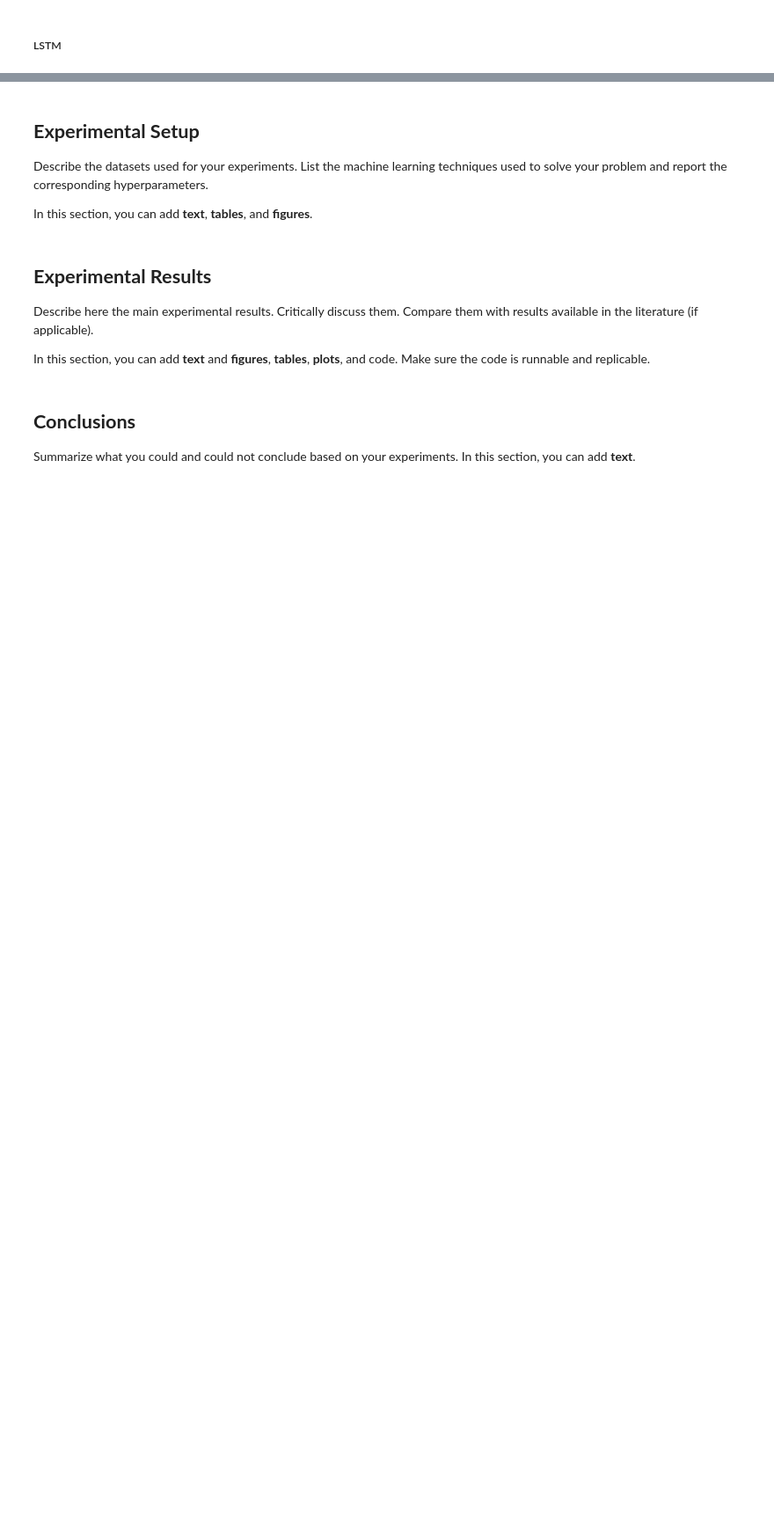
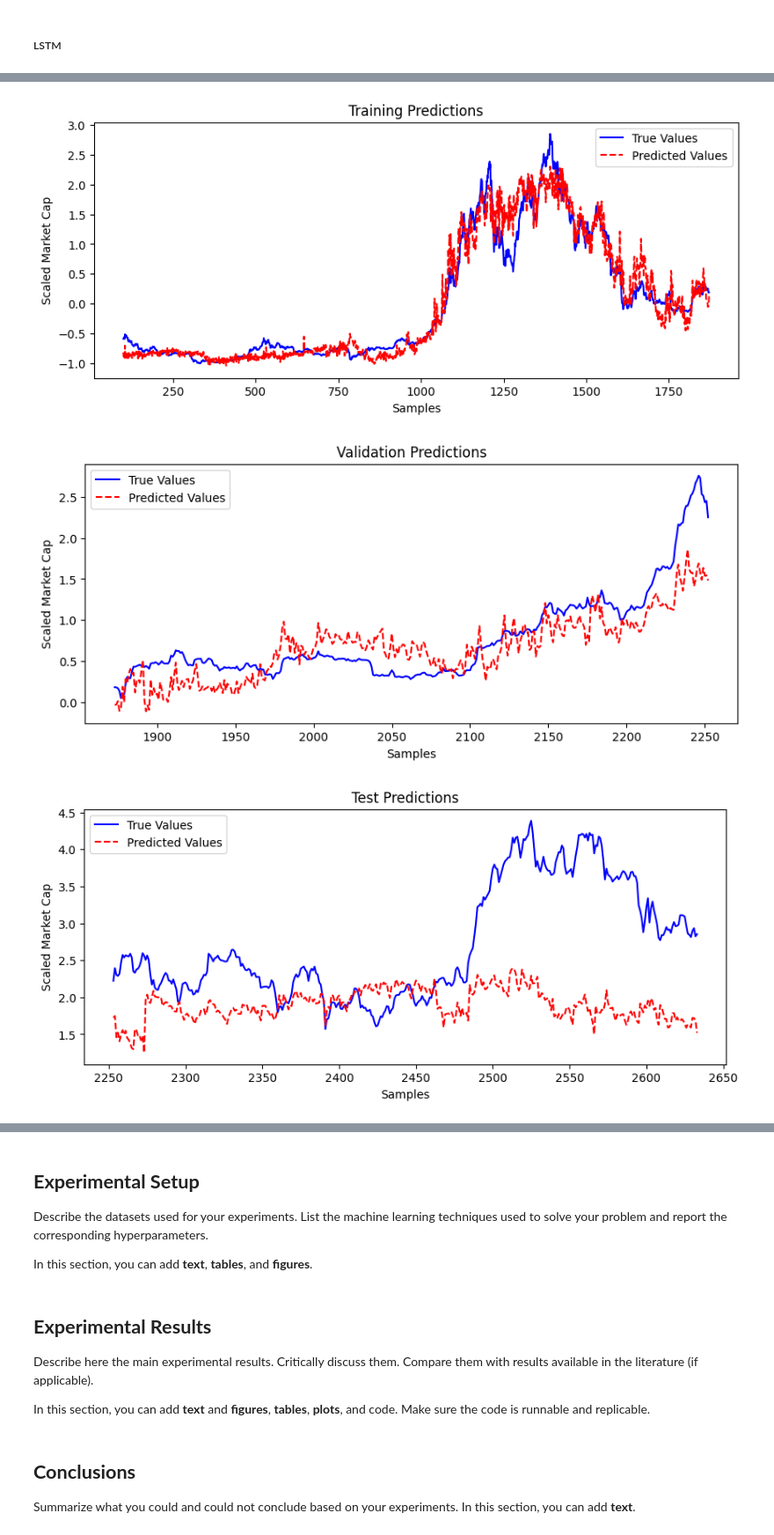
Before and after one commit to KhalilGarali/Crypto-MarketCap-Forecast-Based-On-SP500, a Jupyter notebook: main.ipynb, the cells around one changed output, grey strips where cells are left out. Shown at 88% size. Cells and saved outputs as stored; diff of their text form; code cells hidden in the pictures; blank space fills up the shorter version.

```diff
--- a/main.ipynb
+++ b/main.ipynb
@@ -1100,0 +1353,63 @@ Let us now test RNN models such that LSTMs and GRUs.
+# %%
+# Hyperparameters
+input_size = X_train.shape[1]  # Number of features
+d_model = 64                   # Transformer embedding dimension
+nhead = 4                      # Number of attention heads
+num_encoder_layers = 2         # Number of transformer encoder layers
+dim_feedforward = 128          # Feedforward network dimension
+dropout = 0.2                  # Dropout rate
+output_size = 1                # Output dimension
+lr = 0.0001                    # Lower learning rate for Transformer
+epochs = 250                   # Number of training epochs
+
+# Initialize Transformer model
+transformer_model = TransformerModel(
+    input_size=input_size,
+    d_model=d_model,
+    nhead=nhead,
+    num_encoder_layers=num_encoder_layers,
+    dim_feedforward=dim_feedforward,
+    dropout=dropout,
+    output_size=output_size
+)
+criterion = nn.MSELoss()
+optimizer = optim.Adam(transformer_model.parameters(), lr=lr)
+
+# Prepare data - Add sequence dimension (batch, seq_len=1, features)
+X_train_tensor = torch.tensor(X_train, dtype=torch.float32).unsqueeze(1)
+y_train_tensor = torch.tensor(y_train, dtype=torch.float32)
+X_val_tensor = torch.tensor(X_val, dtype=torch.float32).unsqueeze(1)
+y_val_tensor = torch.tensor(y_val, dtype=torch.float32)
+X_test_tensor = torch.tensor(X_test, dtype=torch.float32).unsqueeze(1)
+y_test_tensor = torch.tensor(y_test, dtype=torch.float32)
+
+# Train the model
+train_losses, val_losses = train_model(
+    transformer_model, criterion, optimizer,
+    X_train_tensor, y_train_tensor,
+    X_val_tensor, y_val_tensor,
+    epochs, print_every=50
+)
+
+# Evaluate the model
+transformer_model.eval()
+with torch.no_grad():
+    train_pred = transformer_model(X_train_tensor)
+    val_pred = transformer_model(X_val_tensor)
+    test_pred = transformer_model(X_test_tensor)
+
+    train_metrics = evaluate_model(y_train_tensor.numpy(), train_pred)
+    val_metrics = evaluate_model(y_val_tensor.numpy(), val_pred)
+    test_metrics = evaluate_model(y_test_tensor.numpy(), test_pred)
+
+# Print metric results
+print_evaluation_metric_results(train_metrics, "Training")
+print_evaluation_metric_results(val_metrics, "Validation")
+print_evaluation_metric_results(test_metrics, "Test")
+
+# Plot predictions and loss curves
+plot_predictions(y_train, train_pred.squeeze().numpy(), TRAIN_INDICES, "Training Predictions")
+plot_predictions(y_val, val_pred.squeeze().numpy(), VAL_INDICES, "Validation Predictions")
+plot_predictions(y_test, test_pred.squeeze().numpy(), TEST_INDICES, "Test Predictions")
+plot_loss_curves(train_losses, val_losses)
+# %% [output]
@@ -1100,0 +1433,3 @@ Let us now test RNN models such that LSTMs and GRUs.
+[figure, added]
+[figure, added]
+[figure, added]
```
Also changed, not shown: parts of 11 cells of this notebook.
